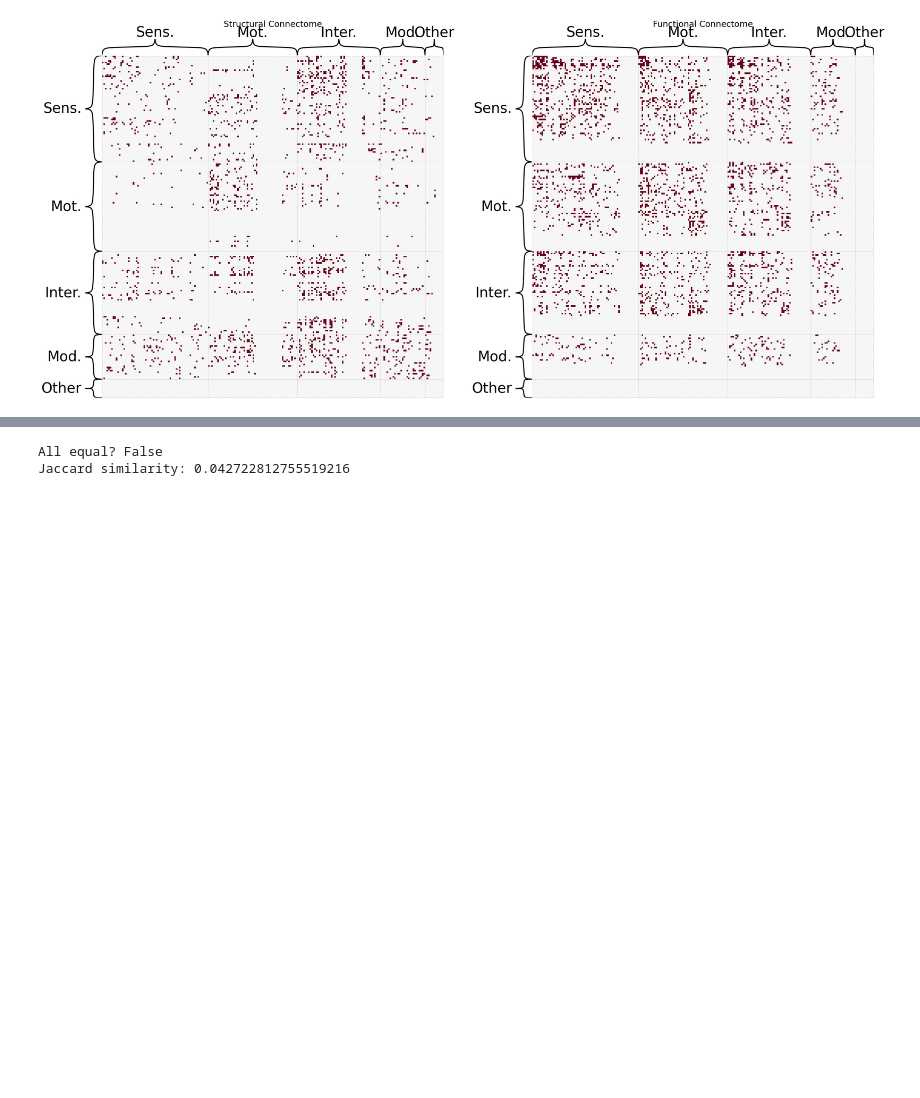
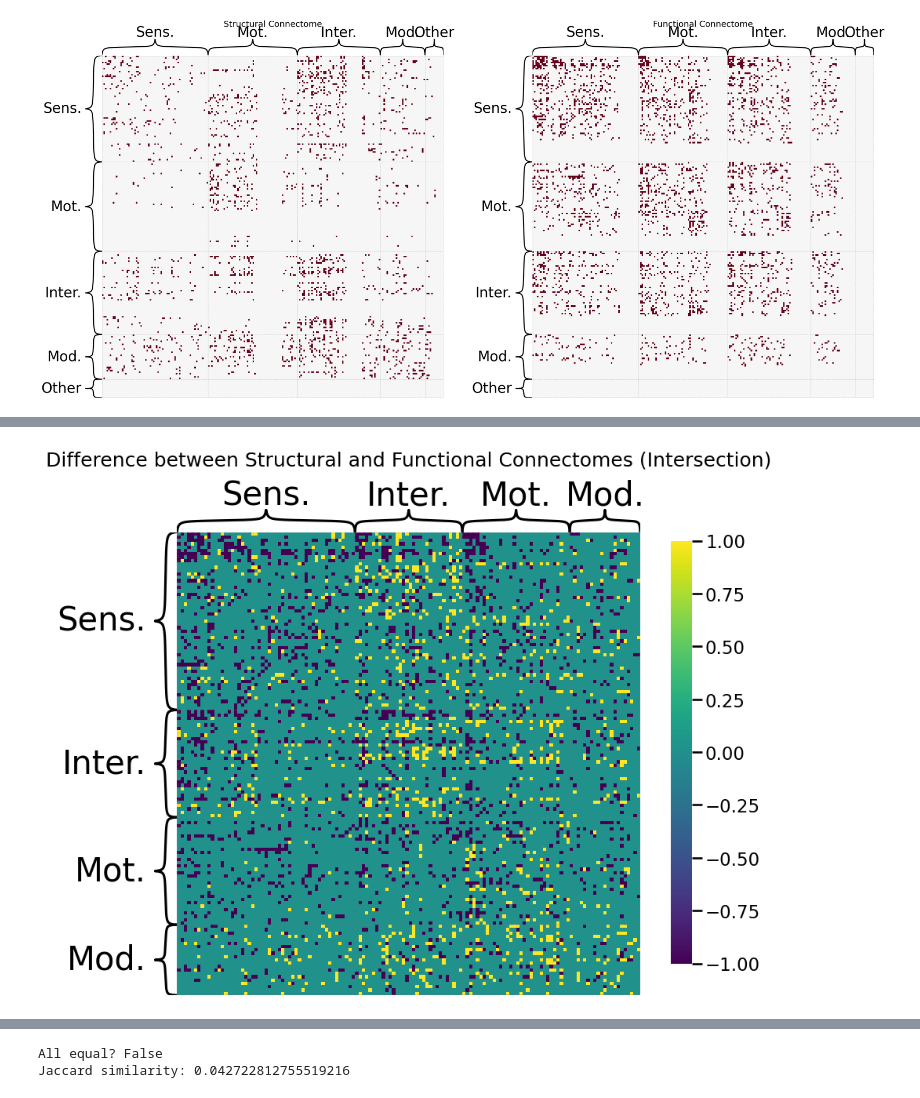
Before and after one commit to Shavit-Lab/celegans_connectome_analysis, a Jupyter notebook: networks.ipynb, the cells around one changed output, grey strips where cells are left out. Saved outputs shown, nothing was run; the diff lists cells and outputs as text; code cells hidden in the pictures; blank space fills up the shorter version.

```diff
--- a/networks.ipynb
+++ b/networks.ipynb
@@ -159,0 +204,8 @@ plt.show()
+# %%
+bin_stx_full = (full_stx > 0).astype(int)
+bin_fx_full = (full_fx > 0).astype(int)
+difference_matrix_full = bin_stx_full - bin_fx_full
+gl.plot.heatmap(difference_matrix_full, inner_hier_labels=types_full, sort_nodes=False, title="Difference between Structural and Functional Connectomes (Intersection)", cbar=True, cmap = 'viridis')
+plt.show()
+# %% [output]
+[figure, added]
```
Also changed, not shown: parts of 13 cells of this notebook, 1 other file.
